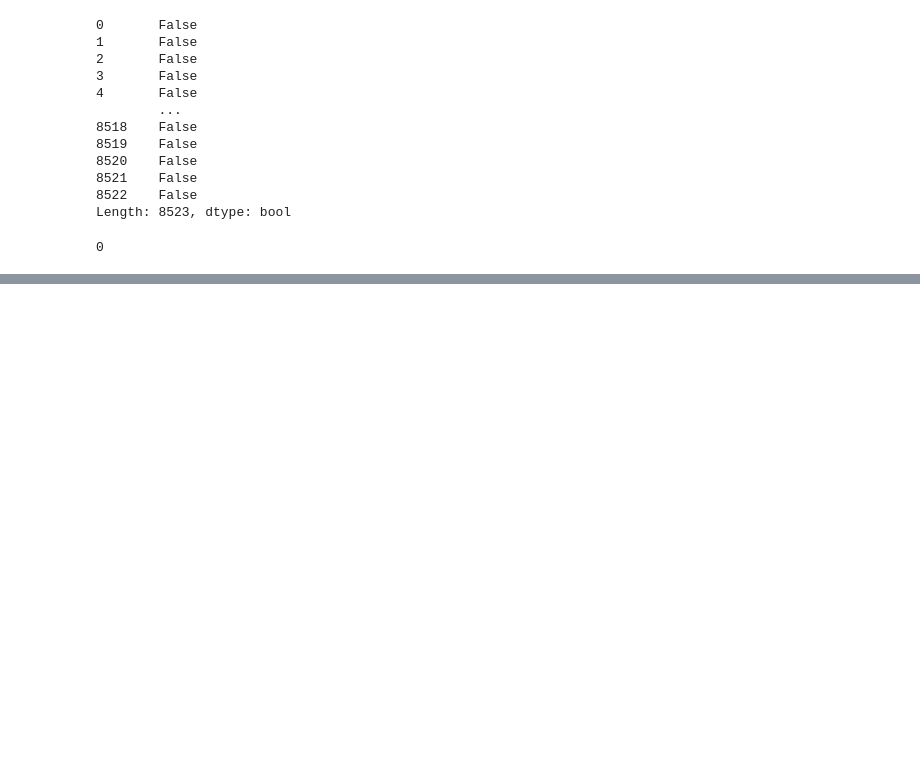
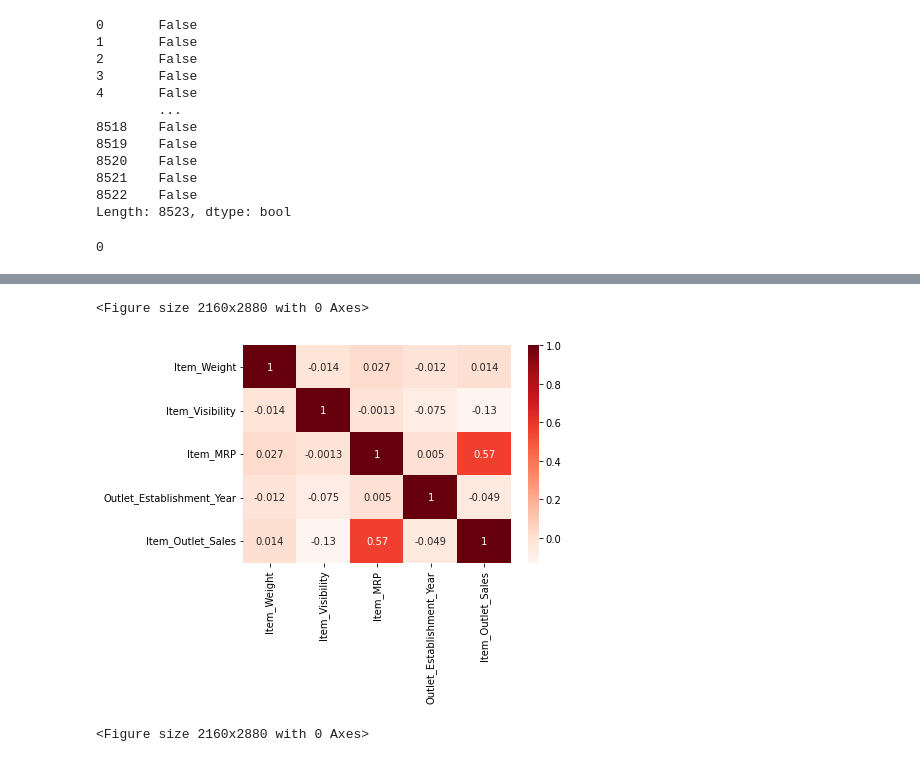
Before and after one commit to AlphaKaba24/sales-predictionsAK, a Jupyter notebook: sales_predictions.ipynb, the cells around one changed output, grey strips where cells are left out. Drawn from its saved outputs; the diff is of its cells as text; code cells hidden in the pictures; blank space fills up the shorter version.

```diff
--- a/sales_predictions.ipynb
+++ b/sales_predictions.ipynb
@@ -171,0 +174,2 @@ df.duplicated().sum()
+# %%
+corr = df.corr()
@@ -171,0 +187,7 @@ df.duplicated().sum()
+# %%
+sns.heatmap(corr, cmap = 'Reds', annot = True)
+plt.figure(figsize = (30,40))
+# %% [output]
+<Figure size 2160x2880 with 0 Axes>
+[figure, added]
+<Figure size 2160x2880 with 0 Axes>
```
Also changed, not shown: parts of 7 cells of this notebook.
